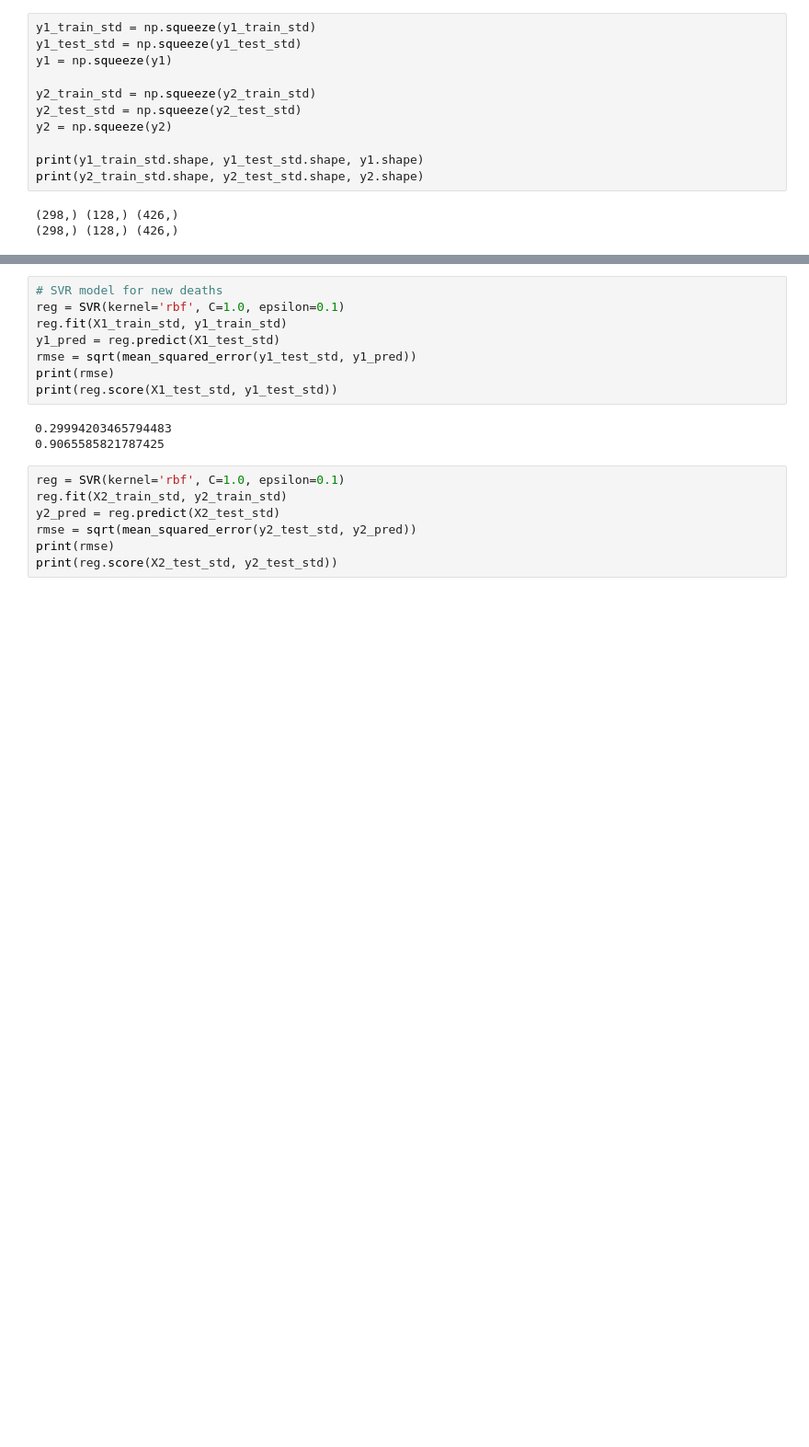
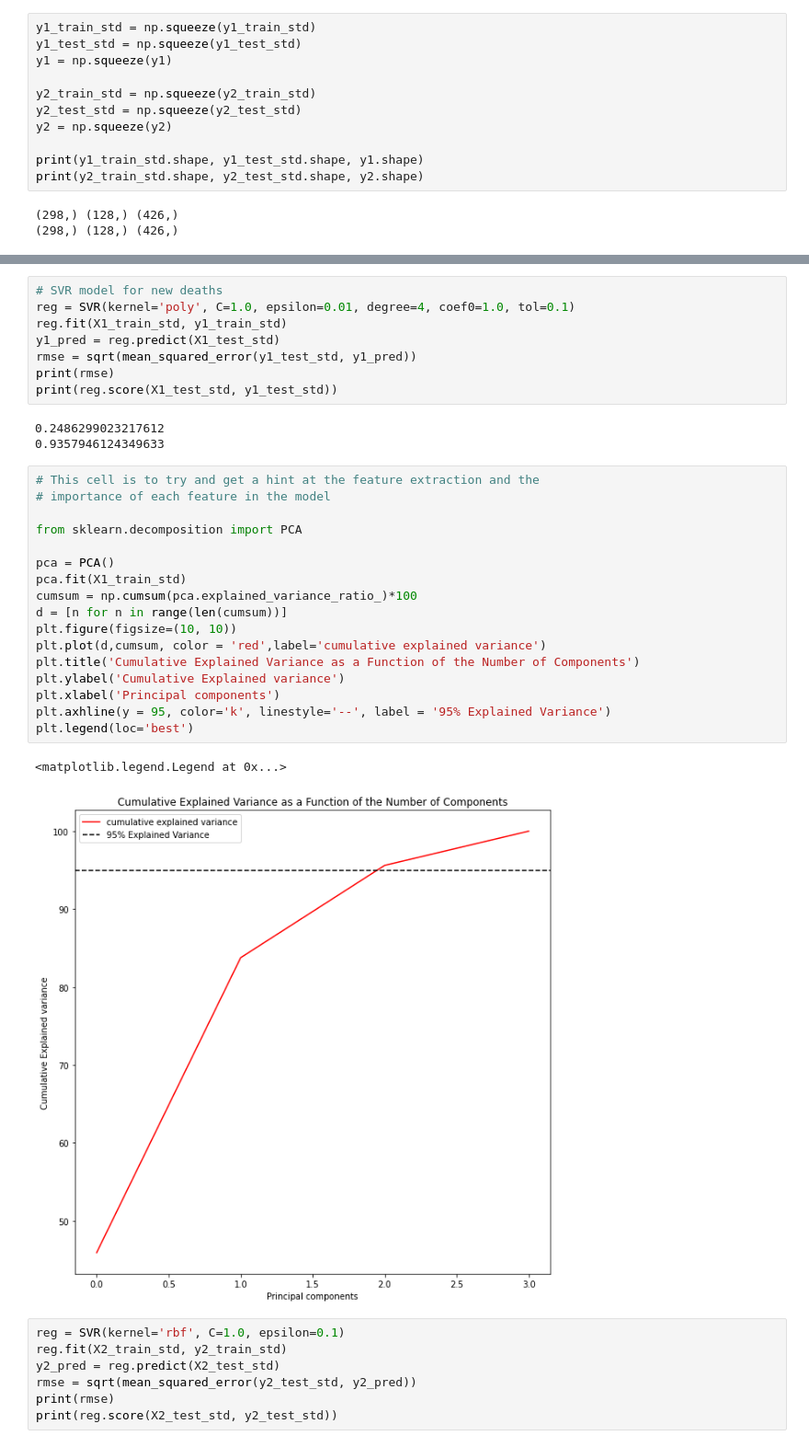
Before and after one commit to ChetanKhanna/MajorProj-ML, a Jupyter notebook: src/Experiment.ipynb, the cells around one changed output, grey strips where cells are left out. Shown: that part at 92% size. Drawn from its saved outputs; the diff is of its cells as text; blank space fills up the shorter version.

```diff
--- a/src/Chetan.ipynb
+++ b/src/Experiment.ipynb
@@ -197,14 +237,34 @@ print(y2_train_std.shape, y2_test_std.shape, y2.shape)
 # %%
 # SVR model for new deaths
-reg = SVR(kernel='rbf', C=1.0, epsilon=0.1)
+reg = SVR(kernel='poly', C=1.0, epsilon=0.01, degree=4, coef0=1.0, tol=0.1)
 reg.fit(X1_train_std, y1_train_std)
 y1_pred = reg.predict(X1_test_std)
 rmse = sqrt(mean_squared_error(y1_test_std, y1_pred))
 print(rmse)
 print(reg.score(X1_test_std, y1_test_std))
 # %% [output]
-0.29994203465794483
-0.9065585821787425
+0.2486299023217612
+0.9357946124349633
+# %%
+# This cell is to try and get a hint at the feature extraction and the
+# importance of each feature in the model
+
+from sklearn.decomposition import PCA
+
+pca = PCA()
+pca.fit(X1_train_std)
+cumsum = np.cumsum(pca.explained_variance_ratio_)*100
+d = [n for n in range(len(cumsum))]
+plt.figure(figsize=(10, 10))
+plt.plot(d,cumsum, color = 'red',label='cumulative explained variance')
+plt.title('Cumulative Explained Variance as a Function of the Number of Components')
+plt.ylabel('Cumulative Explained variance')
+plt.xlabel('Principal components')
+plt.axhline(y = 95, color='k', linestyle='--', label = '95% Explained Variance')
+plt.legend(loc='best')
+# %% [output]
+<matplotlib.legend.Legend at 0x...>
+[figure, added]
 # %%
 reg = SVR(kernel='rbf', C=1.0, epsilon=0.1)
 reg.fit(X2_train_std, y2_train_std)
```
Also changed, not shown: parts of 15 cells of this notebook, 1 other file.
